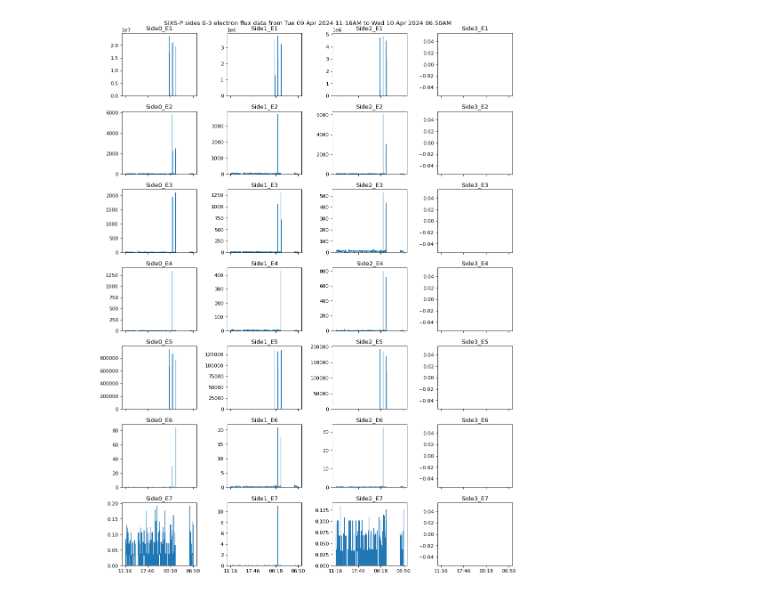
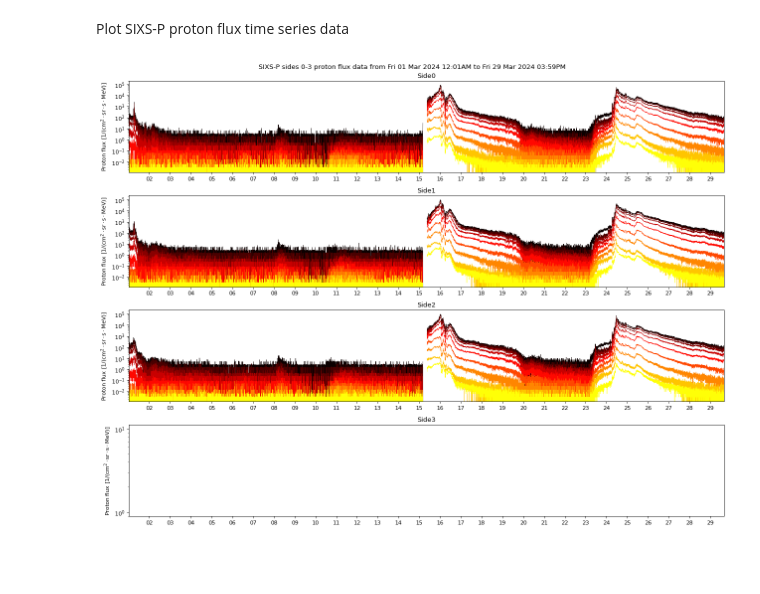
Before and after one commit to ojsant/BC_plot, a Jupyter notebook: bc_plots.ipynb, the cells around one changed output. Drawn from its saved outputs; the diff is of its cells as text; code cells hidden in the pictures; blank space fills up the shorter version.

Commit message:
Stacked channels to same picture, added time ticks

```diff
--- a/bc_plots.ipynb
+++ b/bc_plots.ipynb
@@ -42,27 +9,45 @@ plt.tight_layout()
-# %%
-# Electron flux
-
-channel_range_e = range(1, 8)
-
-time_start = dt.fromisoformat(data.iloc[0, 0]).strftime('%a %d %b %Y %I:%M%p')
-time_end = dt.fromisoformat(data.iloc[-1, 0]).strftime('%a %d %b %Y %I:%M%p')
-
-channels = [f"Side{j}_E{i}" for i, j in product(channel_range_e, side_range)]
-
-channels = np.array(channels).reshape((len(channel_range_e), len(side_range)))
-
-fig, axs = plt.subplots(len(channel_range_e), len(side_range), figsize=(12, 16), dpi=80, sharex=True)
-fig.suptitle(f"SIXS-P sides 0-3 electron flux data from {time_start} to {time_end}")
-
-for i in range(len(channel_range_e)):
-    for j in range(len(side_range)):
-        axs[i,j].set_title(channels[i, j])
-        axs[i,j].stairs(data[channels[i, j]])
-
-time_vals = np.linspace(0,len(data.index) - 1, 4)
-time_stamps = [dt.fromisoformat(data.iloc[int(i), 0]).strftime("%H:%M") for i in time_vals]
-plt.xticks(time_vals, time_stamps)
-
-plt.tight_layout()
-# %% [output]
-[figure, removed]
+# %%
+data = pd.read_csv("six_der_sc_202403_l3_data.csv")
+dates = pd.to_datetime(data["TimeUTC"], format="ISO8601")
+
+time_start = dates.iloc[0]
+time_end = dates.iloc[-1]
+
+time_start_s = time_start.strftime('%a %d %b %Y %I:%M%p')
+time_end_s = time_end.strftime('%a %d %b %Y %I:%M%p')
+# %% [markdown]
+Plot SIXS-P proton flux time series data
+# %%
+# create a list of side-channel combinations
+sides = range(4)
+channel_range_p = range(1, 10)
+channels = [f"Side{i}_P{j}" for i, j in product(sides, channel_range_p)]
+
+# reshape it to plotting configuration
+channels = np.array(channels).reshape((len(sides), len(channel_range_p)))
+
+fig, axs = plt.subplots(len(sides), 1, figsize=(16, 12), dpi=80, sharex=True)
+fig.suptitle(f"SIXS-P sides 0-3 proton flux data from {time_start_s} to {time_end_s}")
+
+# colormapping
+colors = plt.cm.hot(np.linspace(0,0.75,len(channel_range_p)))
+
+# date ticks
+day_locator = DayLocator(interval=1)
+date_formatter = DateFormatter("%d")
+axs[0].xaxis.set_major_locator(day_locator)
+axs[0].xaxis.set_major_formatter(date_formatter)
+
+for i in sides:
+    for j in range(len(channel_range_p)):
+        axs[i].plot(dates, data[channels[i, j]], color=colors[j], lw=0.5)
+    axs[i].set_title(f"Side{i}")
+    axs[i].set_ylabel(r"Proton flux $\mathrm{[1/(cm^2 \cdot sr\cdot s \cdot MeV)]}$")
+    axs[i].semilogy()
+    axs[i].tick_params("x", labelbottom=True)
+
+plt.xlim((time_start, time_end))
+plt.tight_layout()
+plt.show()
+# %% [output]
+[figure, added]
```
Also changed, not shown: parts of 5 cells of this notebook.
